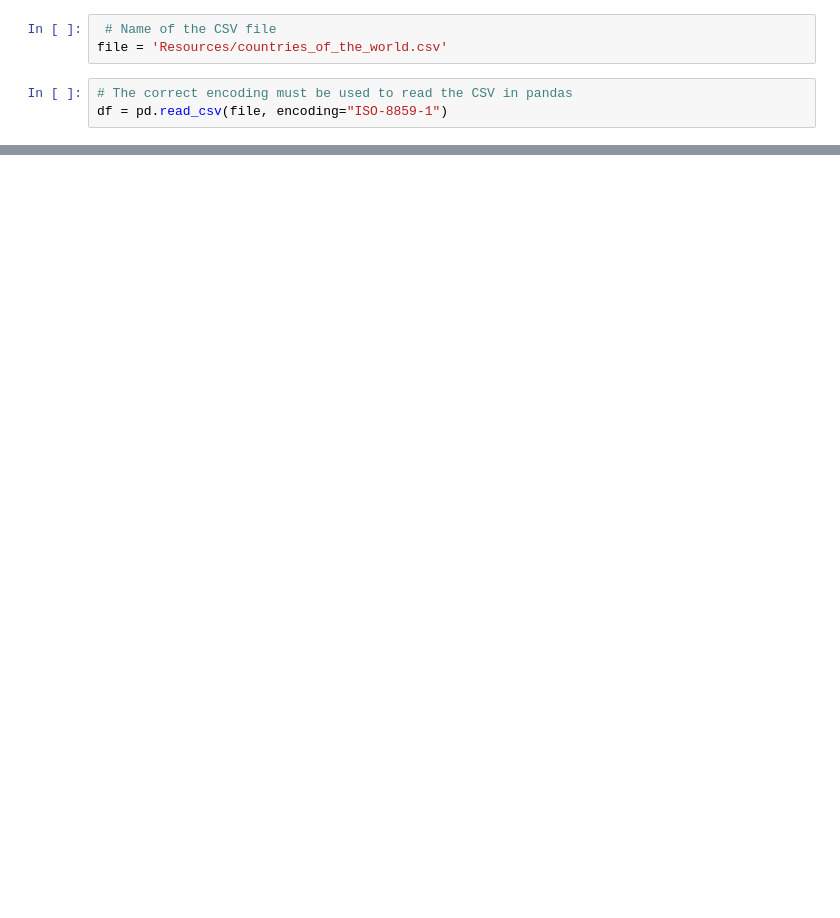
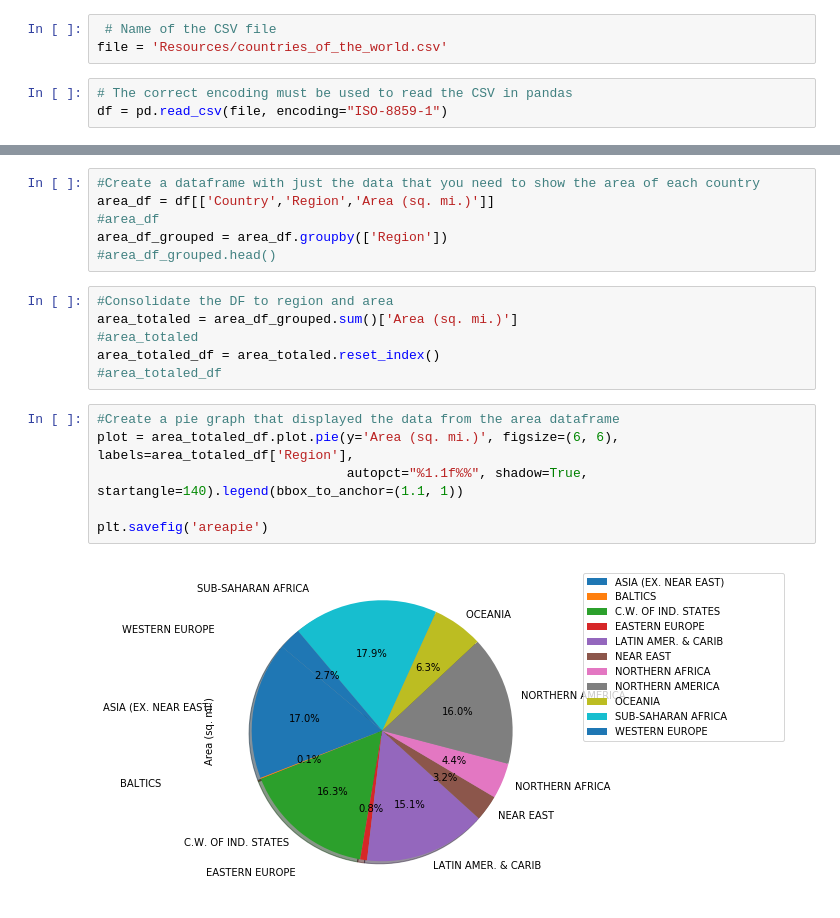
Before and after one commit to juliedundas/Country-Analysis, a Jupyter notebook: Project_1/project_1.ipynb, the cells around one changed output, grey strips where cells are left out. Cells and saved outputs as stored; diff of their text form; blank space fills up the shorter version.

Commit message:
Code Consolidated

```diff
--- a/Project_1/project_1.ipynb
+++ b/Project_1/project_1.ipynb
@@ -334,0 +26,20 @@ print(correlation)
+# %%
+#Create a dataframe with just the data that you need to show the area of each country
+area_df = df[['Country','Region','Area (sq. mi.)']]
+#area_df
+area_df_grouped = area_df.groupby(['Region'])
+#area_df_grouped.head()
+# %%
+#Consolidate the DF to region and area
+area_totaled = area_df_grouped.sum()['Area (sq. mi.)']
+#area_totaled
+area_totaled_df = area_totaled.reset_index()
+#area_totaled_df
+# %%
+#Create a pie graph that displayed the data from the area dataframe
+plot = area_totaled_df.plot.pie(y='Area (sq. mi.)', figsize=(6, 6), labels=area_totaled_df['Region'],
+                                autopct="%1.1f%%", shadow=True, startangle=140).legend(bbox_to_anchor=(1.1, 1))
+
+plt.savefig('areapie')
+# %% [output]
+[figure, added]
```
Also changed, not shown: parts of 44 cells of this notebook, 1 other file.
